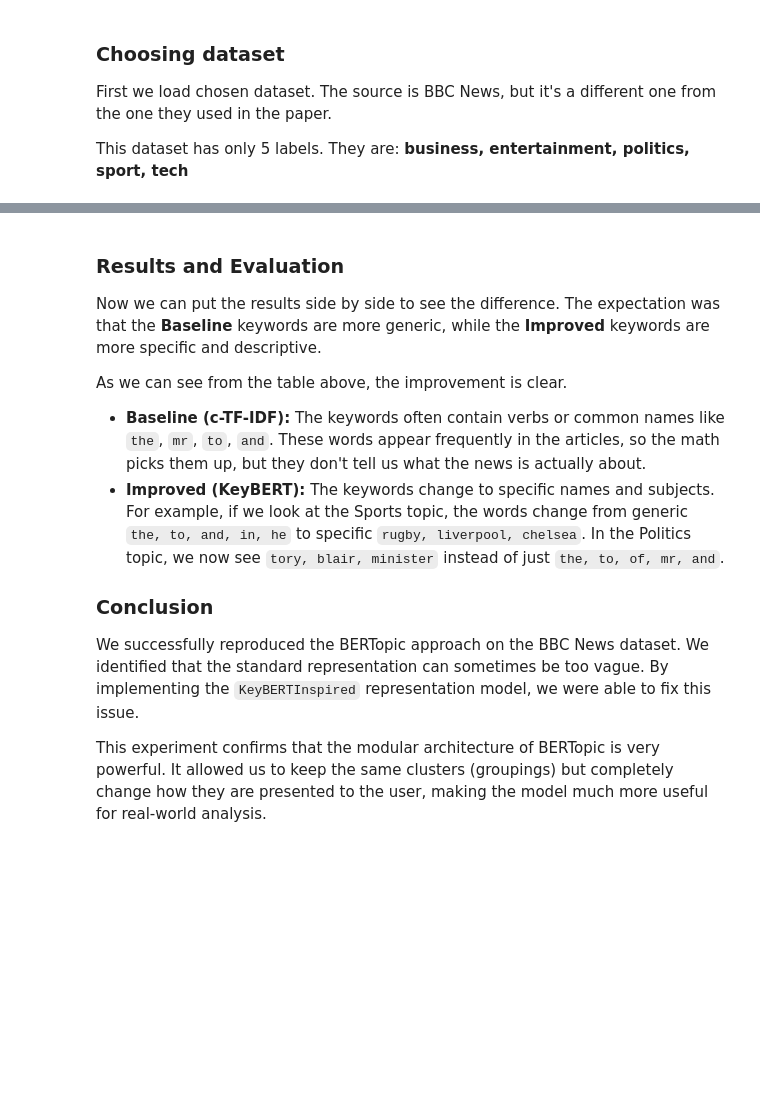
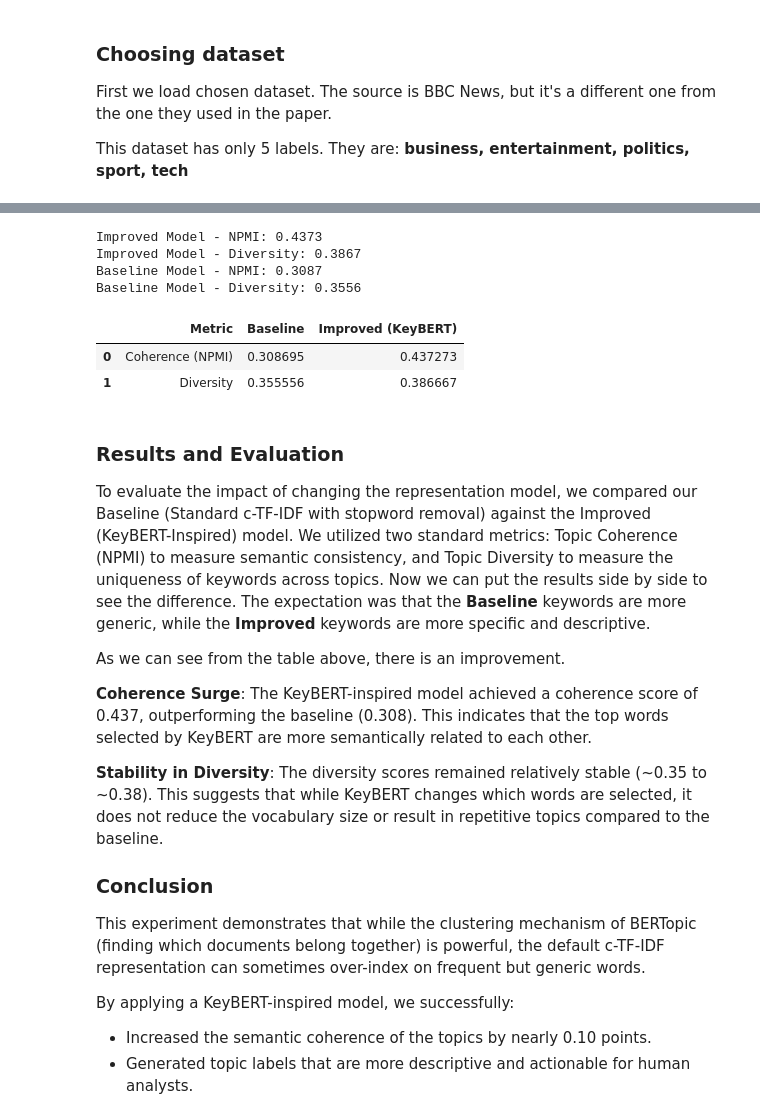
Before and after one commit to aeroonn/MachineLearning_NLP, a Jupyter notebook: project_improved_representation.ipynb, the cells around one changed output, grey strips where cells are left out. Drawn from its saved outputs; the diff is of its cells as text; code cells hidden in the pictures; blank space fills up the shorter version.

```diff
--- a/project_improved_representation.ipynb
+++ b/project_improved_representation.ipynb
@@ -134,13 +171,65 @@ display(df_compare.head(10))
+# %%
+# 1. Import your function
+from calculate_t_coherence_and_diversity import evaluate_bertopic_pmi
+
+df_imp, npm_imp, div_imp = evaluate_bertopic_pmi(
+    topic_model=topic_model_baseline,
+    docs=docs_train,
+    top_k_coherence=10,
+    top_k_diversity=25
+)
+
+print(f"Improved Model - NPMI: {npm_imp:.4f}")
+print(f"Improved Model - Diversity: {div_imp:.4f}")
+
+class TopicModelWrapper:
+    def __init__(self, topics):
+        self.topics = topics
+
+    def get_topics(self):
+        return self.topics
+
+baseline_model_wrapper = TopicModelWrapper(old_topics)
+
+df_base, npm_base, div_base = evaluate_bertopic_pmi(
+    topic_model=baseline_model_wrapper,
+    docs=docs_train,
+    top_k_coherence=10,
+    top_k_diversity=25
+)
+
+print(f"Baseline Model - NPMI: {npm_base:.4f}")
+print(f"Baseline Model - Diversity: {div_base:.4f}")
+
+results_df = pd.DataFrame({
+    "Metric": ["Coherence (NPMI)", "Diversity"],
+    "Baseline": [npm_base, div_base],
+    "Improved (KeyBERT)": [npm_imp, div_imp]
+})
+display(results_df)
+# %% [output]
+Improved Model - NPMI: 0.4373
+Improved Model - Diversity: 0.3867
+Baseline Model - NPMI: 0.3087
+Baseline Model - Diversity: 0.3556
+|  | Metric | Baseline | Improved (KeyBERT) |
+| 0 | Coherence (NPMI) | 0.308695 | 0.437273 |
+| 1 | Diversity | 0.355556 | 0.386667 |
 # %% [markdown]
 ### Results and Evaluation
+
+To evaluate the impact of changing the representation model, we compared our Baseline (Standard c-TF-IDF with stopword removal) against the Improved (KeyBERT-Inspired) model. We utilized two standard metrics: Topic Coherence (NPMI) to measure semantic consistency, and Topic Diversity to measure the uniqueness of keywords across topics.
 Now we can put the results side by side to see the difference. The expectation was that the **Baseline** keywords are more generic, while the **Improved** keywords are more specific and descriptive.
 
-As we can see from the table above, the improvement is clear.
+As we can see from the table above, there is an improvement.
 
-* **Baseline (c-TF-IDF):** The keywords often contain verbs or common names like `the`, `mr`, `to`, `and`. These words appear frequently in the articles, so the math picks them up, but they don't tell us what the news is actually about.
-* **Improved (KeyBERT):** The keywords change to specific names and subjects. For example, if we look at the Sports topic, the words change from generic `the, to, and, in, he` to specific `rugby, liverpool, chelsea`. In the Politics topic, we now see `tory, blair, minister` instead of just `the, to, of, mr, and`.
+**Coherence Surge**: The KeyBERT-inspired model achieved a coherence score of 0.437, outperforming the baseline (0.308). This indicates that the top words selected by KeyBERT are more semantically related to each other.
+
+**Stability in Diversity**: The diversity scores remained relatively stable (~0.35 to ~0.38). This suggests that while KeyBERT changes which words are selected, it does not reduce the vocabulary size or result in repetitive topics compared to the baseline.
 
 ### Conclusion
-We successfully reproduced the BERTopic approach on the BBC News dataset. We identified that the standard representation can sometimes be too vague. By implementing the `KeyBERTInspired` representation model, we were able to fix this issue.
+This experiment demonstrates that while the clustering mechanism of BERTopic (finding which documents belong together) is powerful, the default c-TF-IDF representation can sometimes over-index on frequent but generic words.
 
-This experiment confirms that the modular architecture of BERTopic is very powerful. It allowed us to keep the same clusters (groupings) but completely change how they are presented to the user, making the model much more useful for real-world analysis.
+By applying a KeyBERT-inspired model, we successfully:
+- Increased the semantic coherence of the topics by nearly 0.10 points.
+- Generated topic labels that are more descriptive and actionable for human analysts.
```
Also changed, not shown: parts of 8 cells of this notebook, 1 other file.
